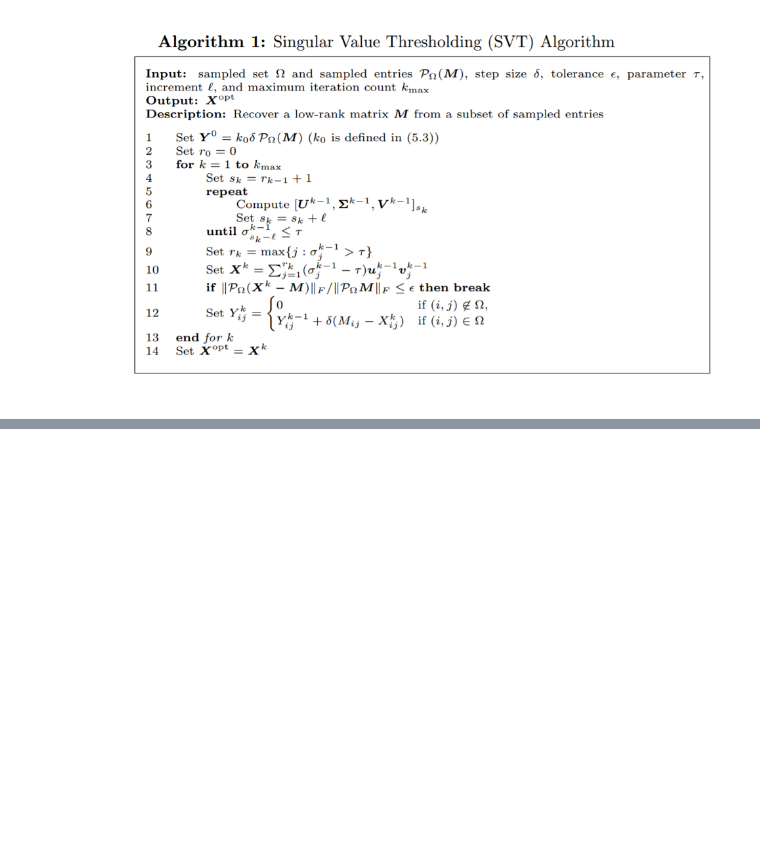
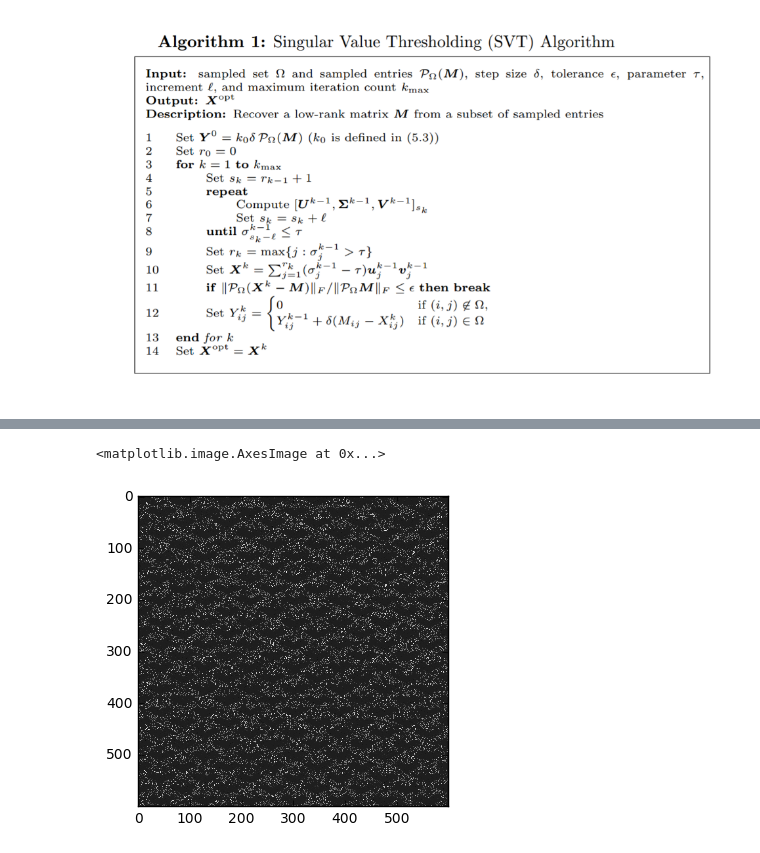
Before and after one commit to a-bochkarev/roy_project, a Jupyter notebook: SVT/SVT.ipynb, the cells around one changed output, grey strips where cells are left out. Saved outputs shown, nothing was run; the diff lists cells and outputs as text; code cells hidden in the pictures; blank space fills up the shorter version.

```diff
--- a/SVT/SVT.ipynb
+++ b/SVT/SVT.ipynb
@@ -152,0 +160,23 @@ REPORT:
+# %%
+seed = 1
+rank = np.linalg.matrix_rank(low_rank_image)
+dims = low_rank_image.shape
+nsamp = int(np.ceil(0.1 * np.prod(dims)))
+
+omega = sampling_operator(nsamp, dims, seed)
+data = get_sampling_data(low_rank_image, omega)
+delta = 1.2 * np.prod(low_rank_image.shape) / nsamp
+tau = 5 * data.shape[0]
+l = 5
+max_iter = 1e4
+tol = 1e-2
+
+t0 = time.time()
+X_opt, num_iters = SVT(omega, data, delta, tau, l, max_iter, tol)
+rmse_error = RMSE(low_rank_image, X_opt)
+t1 = time.time()
+# %%
+plt.imshow(data, cmap='gray')
+# %% [output]
+<matplotlib.image.AxesImage at 0x...>
+[figure, added]
```
Also changed, not shown: parts of 10 cells of this notebook, 1 other file.
